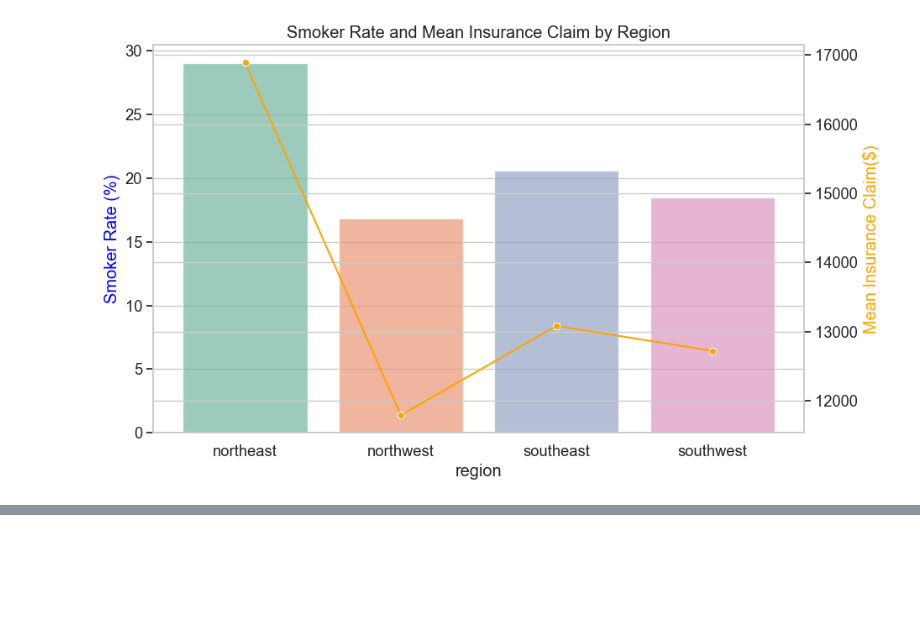
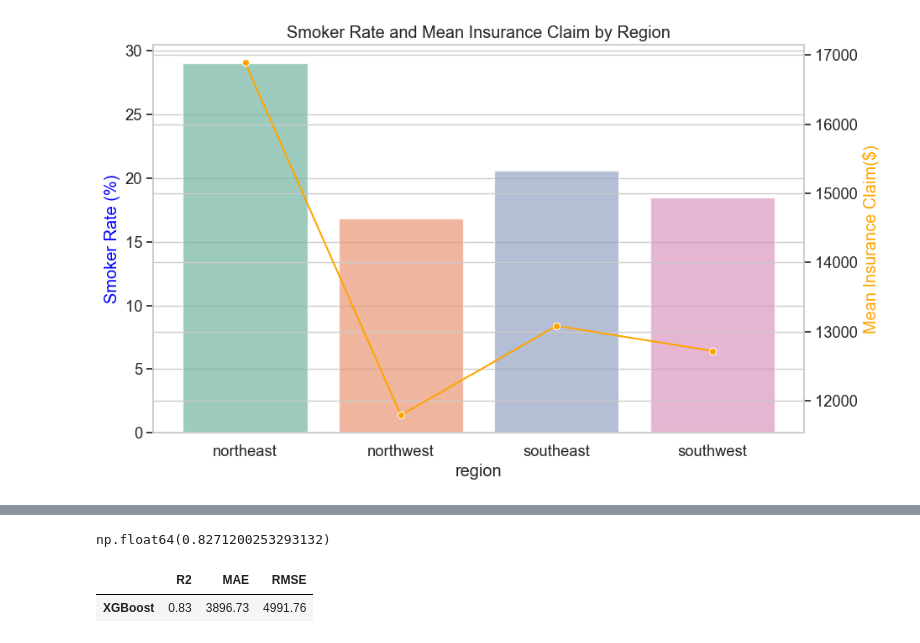
Before and after one commit to bennedictbett/Health-insurance-prediction, a Jupyter notebook: analysis_model.ipynb, the cells around one changed output, grey strips where cells are left out. Cells and saved outputs as stored; diff of their text form; code cells hidden in the pictures; blank space fills up the shorter version.

```diff
--- a/analysis_model.ipynb
+++ b/analysis_model.ipynb
@@ -212,0 +439,12 @@ plt.show()
+# %%
+best_r2 = results_df["R2"].max()
+# %%
+best_r2
+# %% [output]
+np.float64(0.8271200253293132)
+# %%
+top_model_name = results_df[results_df ["R2"] == best_r2]
+top_model_name
+# %% [output]
+|  | R2 | MAE | RMSE |
+| XGBoost | 0.83 | 3896.73 | 4991.76 |
```
Also changed, not shown: parts of 21 cells of this notebook, 6 other files.
